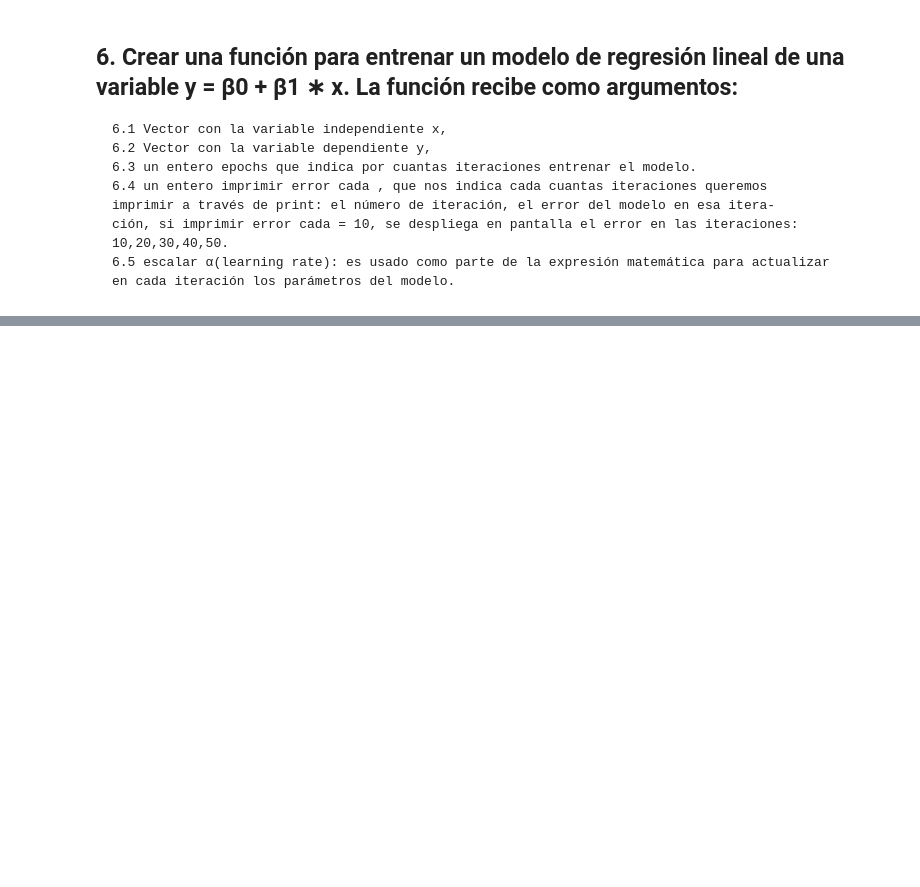
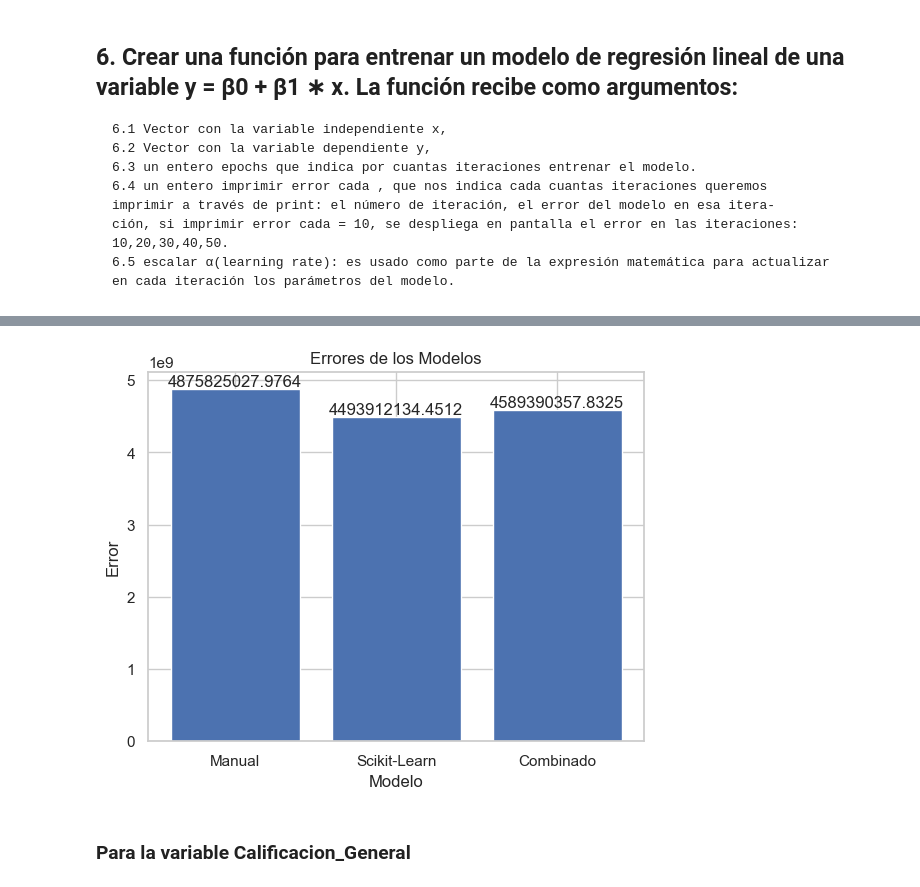
Before and after one commit to luistunag/Proyecto1, a Jupyter notebook: 22003085_LuisTun_Proyecto1.ipynb, the cells around one changed output, grey strips where cells are left out. Saved outputs shown, nothing was run; the diff lists cells and outputs as text; code cells hidden in the pictures; blank space fills up the shorter version.

```diff
--- a/22003085_LuisTun_Proyecto1.ipynb
+++ b/22003085_LuisTun_Proyecto1.ipynb
@@ -343,0 +382,5 @@ Iteración 10000: Error = 1180485009.2616
+# %%
+y_validacion = set_de_validacion[:, 0]
+variables_independientes_validacion = set_de_validacion[:, 1:]
+Calificacion_General_Validacion = variables_independientes_validacion[:,0]
+Pies_Cuadrados_Primer_Piso_Validacion = variables_independientes_validacion[:,1]
@@ -343,0 +389,3 @@ Iteración 10000: Error = 1180485009.2616
+# %%
+modelo_sklearn = modelo1.entrenar_modelo_sklearn(Pies_Cuadrados_Primer_Piso_Validacion, y_validacion)
+pred_manual, pred_sklearn, pred_combinada = modelo1.hacer_predicciones(Pies_Cuadrados_Primer_Piso_Validacion, modelo1.modelos[-1], modelo_sklearn)
@@ -343,0 +414,7 @@ Iteración 10000: Error = 1180485009.2616
+# %%
+## Graficando el error de cada modelo para la variable
+modelo1.comparar_errores_modelos(Pies_Cuadrados_Primer_Piso_Validacion, y_validacion, modelo1.modelos[-1], modelo_sklearn )
+# %% [output]
+[figure, added]
+# %% [markdown]
+### Para la variable Calificacion_General
```
Also changed, not shown: parts of 19 cells of this notebook.
